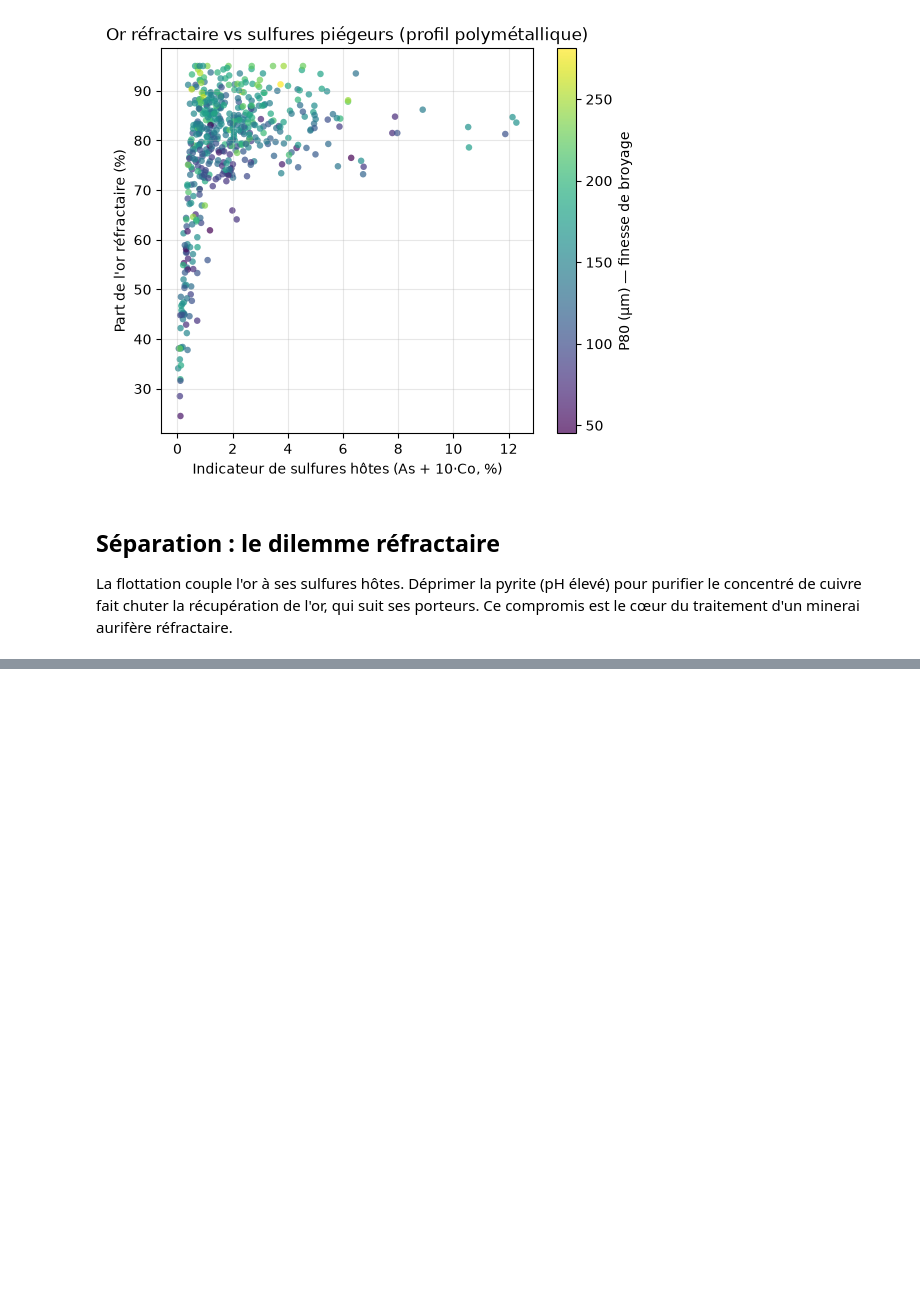
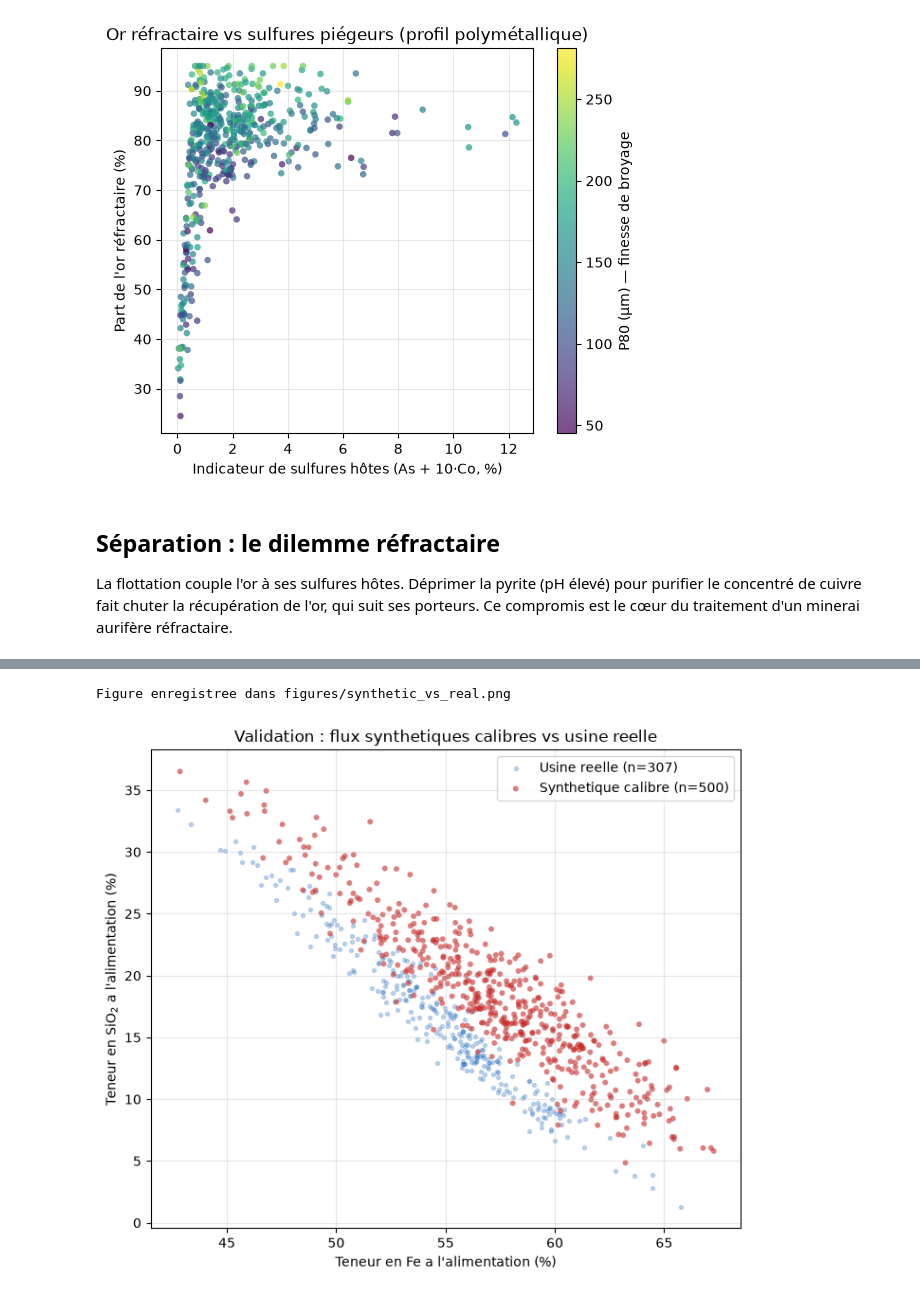
Before and after one commit to fabrice-py/geomet-recovery-predictor, a Jupyter notebook: notebooks/demo.ipynb, the cells around one changed output, grey strips where cells are left out. Cells and saved outputs as stored; diff of their text form; code cells hidden in the pictures; blank space fills up the shorter version.

Commit message:
Seance 5 : validation sur donnees reelles (calibrage profil fer, superposition synthetique/reel)

```diff
--- a/notebooks/demo.ipynb
+++ b/notebooks/demo.ipynb
@@ -77,0 +86,6 @@ ModuleNotFoundError: No module named 'visualize_flotation'
+# %%
+from visualize_validation import plot_synthetic_vs_real
+plot_synthetic_vs_real();
+# %% [output]
+Figure enregistree dans figures/synthetic_vs_real.png
+[figure, added]
```
Also changed, not shown: parts of 2 cells of this notebook, 5 other files.
